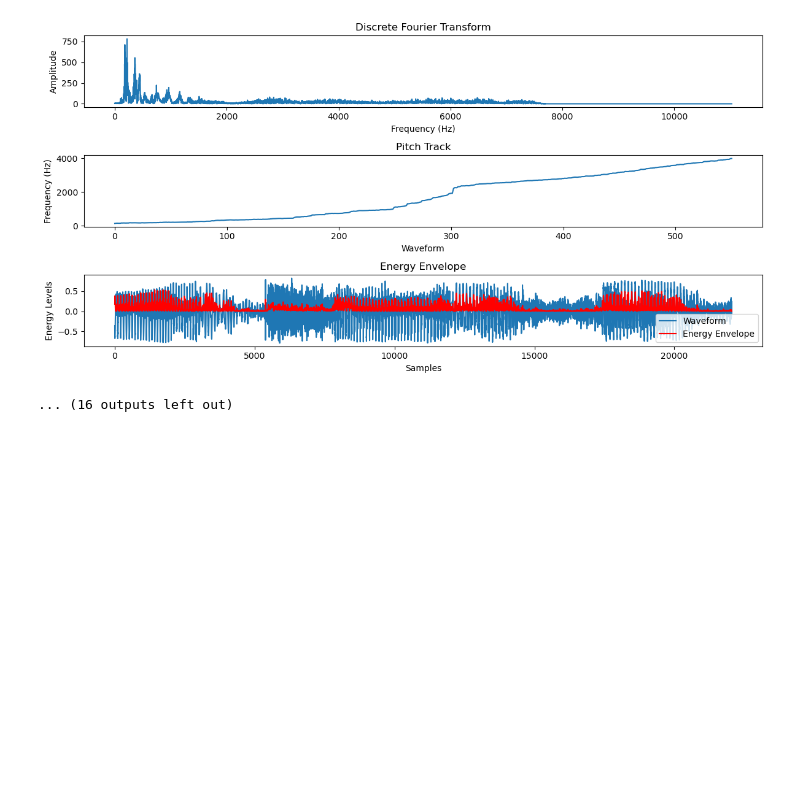
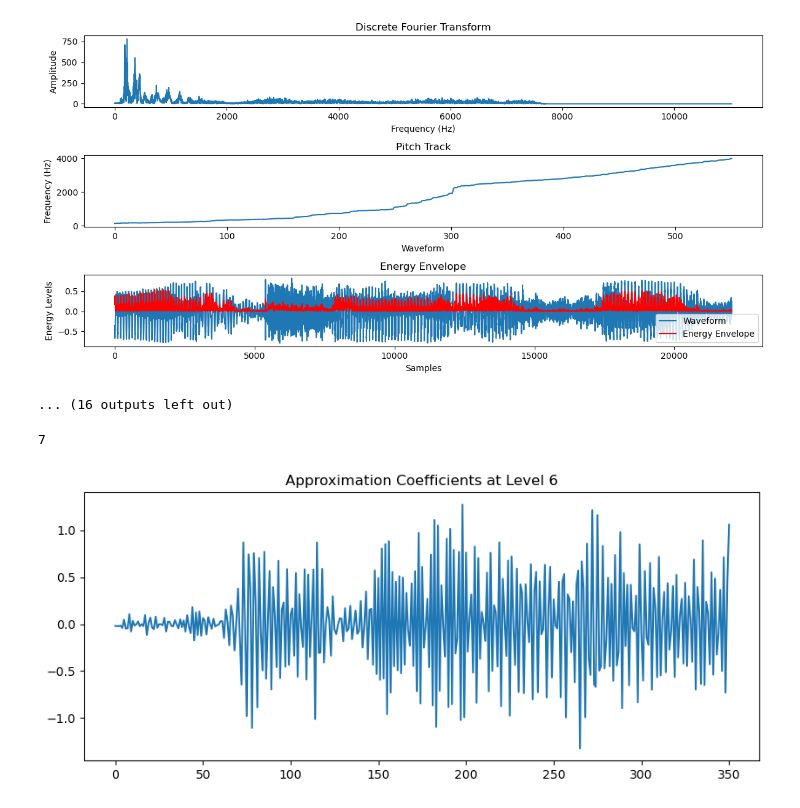
Before and after one commit to bhavyanarnoli/Guest-Speaker-Recognition, a Jupyter notebook: Phase_1_Pravar.ipynb, the cells around one changed output. Cells and saved outputs as stored; diff of their text form; code cells hidden in the pictures; blank space fills up the shorter version.

Commit message:
Update: Added basic understanding of Wavelets
More understanding is required.

```diff
--- a/Phase_1_Pravar.ipynb
+++ b/Phase_1_Pravar.ipynb
@@ -120,3 +122,15 @@ Sampling rate:  22050
 # %%
 # Load the audio file
 data, sample_rate = librosa.load(r'C:\Users\prava\OneDrive\Desktop\IIITD Coursework\Sem7\ML\ml_project\Guest-Speaker-Recognition\archive\16000_pcm_speeches\Benjamin_Netanyau\1.wav')
+# %%
+# Apply wavelet transform
+coeffs = pywt.wavedec(data, 'db4', level=6)
+print(len(coeffs))
+# Plot the approximation coefficients at level 6
+plt.figure(figsize=(10, 4))
+plt.plot(coeffs[0])
+plt.title('Approximation Coefficients at Level 6')
+plt.show()
+# %% [output]
+7
+[figure, added]
```
Also changed, not shown: parts of 2 cells of this notebook.
